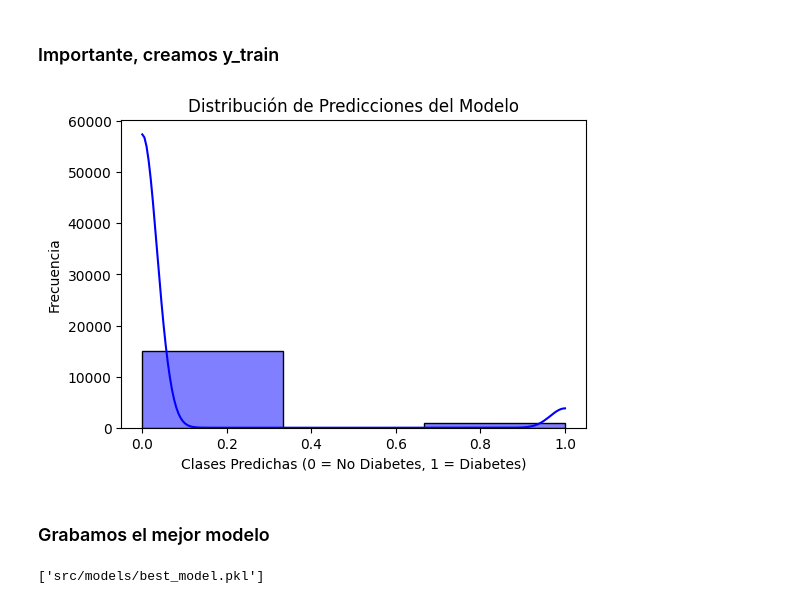
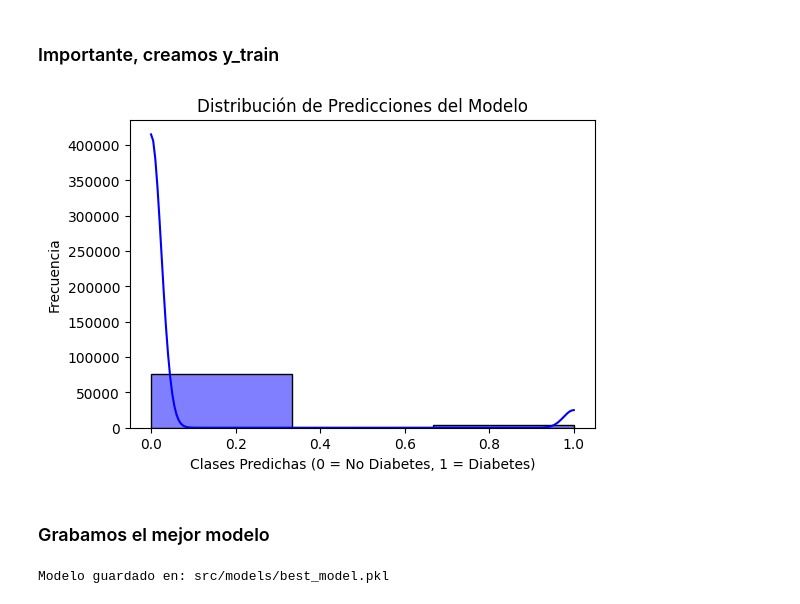
Before and after one commit to annahico/Team-Challenge_Team08, a Jupyter notebook: src/result_notebook/Turing_Pipelines_I.ipynb, the cells around one changed output. Saved outputs shown, nothing was run; the diff lists cells and outputs as text; code cells hidden in the pictures.

Commit message:
Actualización Turing_Pipelines_I y mejor_modelo entrenado

```diff
--- a/src/result_notebook/Turing_Pipelines_I.ipynb
+++ b/src/result_notebook/Turing_Pipelines_I.ipynb
@@ -246,8 +246,8 @@ Name: count, dtype: int64
 ### Construyendo Pipelines. Exclusion de columnas
 # %%
 # Separar la variable objetivo y las características
-X = train_set.drop(columns=[target])
-y = train_set[target]
+X_train = train_set.drop(columns=[target])
+y_train = train_set[target]
 
 # Identificar variables categóricas y numéricas
 categorical_features = ["gender", "smoking_history"]
@@ -268,11 +268,12 @@ preprocessor = ColumnTransformer(
 )
 
 # Separar en conjuntos de entrenamiento y prueba (80% entrenamiento, 20% prueba)
-X_train, X_test, y_train, y_test = train_test_split(X, y, test_size=0.2, random_state=42, stratify=y)
+# X_train, X_test, y_train, y_test = train_test_split(X, y, test_size=0.2, random_state=42, stratify=y)
 
 # Aplicar preprocesamiento a los datos de entrenamiento
 X_train_preprocessed = preprocessor.fit_transform(X_train)
-X_test_preprocessed = preprocessor.transform(X_test)
+#X_test_preprocessed = preprocessor.transform(X_test)
 
 # Verificar dimensiones después del preprocesamiento
-X_train_preprocessed.shape, X_test_preprocessed.shape
+# X_train_preprocessed.shape, X_test_preprocessed.shape
+# X_train_preprocessed.shape
@@ -344,12 +339,13 @@ categorical_transformer = Pipeline([
 # Combinar en un ColumnTransformer
 preprocessor = ColumnTransformer([
     ("num", numeric_transformer, numeric_features),
-    ("cat", categorical_transformer, categorical_features)
+    ("cat", categorical_transformer, categorical_features),
+    ("Exclude", "drop", columns_to_exclude)
 ])
 
 # Aplicar el preprocesamiento a los datos de entrenamiento y prueba
 X_train_preprocessed = preprocessor.fit_transform(X_train)
-X_test_preprocessed = preprocessor.transform(X_test)
+# X_test_preprocessed = preprocessor.transform(X_test)
 # %% [markdown]
 ### Entrenamos modelo XGBoost para encontrar los mejores hiperparámetros
 # %%
@@ -405,7 +401,7 @@ Fitting 3 folds for each of 10 candidates, totalling 30 fits
 ### Entrenamos el modelo con GridSearchCV con los mejores hiperparámetros que nos ha dado para comprobar su resultado
 #### - Modelado y optimización de hiperparámetros con GridSearchCV
 # %%
-# Definir el modelo XGBoost con los hiperparámetros óptimos como valores fijos
+# Definir el modelo XGBoost con los hiperparámetros óptimos
 xgb_model = XGBClassifier(
     use_label_encoder=False, eval_metric="logloss", random_state=42,
     subsample=1.0, n_estimators=100, max_depth=3,
@@ -421,35 +417,35 @@ param_grid = {
     "colsample_bytree": [1.0]
 }
 
-# Configurar GridSearchCV con los hiperparámetros ya optimizados
+# Configurar GridSearchCV con los hiperparámetros optimizados
 grid_search = GridSearchCV(
     xgb_model, param_grid, cv=3, scoring="recall",
     n_jobs=-1, verbose=1
 )
 
-# Entrenar el modelo con GridSearchCV
+# Entrenar el modelo con GridSearchCV usando solo X_train
 grid_search.fit(X_train_preprocessed, y_train)
 
 # Obtener el mejor modelo encontrado
 best_model = grid_search.best_estimator_
 
-# Obtener probabilidades de predicción en el conjunto de prueba
-y_pred_probs = best_model.predict_proba(X_test_preprocessed)[:, 1]
+# Obtener probabilidades de predicción con validación cruzada
+y_pred_probs = cross_val_predict(best_model, X_train_preprocessed, y_train, cv=3, method="predict_proba")[:, 1]
 
 # Ajustar el umbral de clasificación a 0.3
 threshold = 0.3
 y_pred_adjusted = (y_pred_probs >= threshold).astype(int)
 
-# Evaluar métricas con el nuevo umbral
+# Evaluar métricas sobre el conjunto de entrenamiento
 final_results = {
-    "Accuracy": accuracy_score(y_test, y_pred_adjusted),
-    "Precision": precision_score(y_test, y_pred_adjusted),
-    "Recall": recall_score(y_test, y_pred_adjusted),
-    "F1-Score": f1_score(y_test, y_pred_adjusted)
+    "Accuracy": accuracy_score(y_train, y_pred_adjusted),
+    "Precision": precision_score(y_train, y_pred_adjusted),
+    "Recall": recall_score(y_train, y_pred_adjusted),
+    "F1-Score": f1_score(y_train, y_pred_adjusted)
 }
 
-# Mostrar los resultados finales
+# Convertir resultados a DataFrame y mostrar
 results_df = pd.DataFrame([final_results])
-results_df
+print(results_df)
 # %% [output]
 Fitting 3 folds for each of 1 candidates, totalling 3 fits
@@ -539,13 +537,13 @@ Mean accuracy: 0.9395875
 # %%
 # Visualizar la distribución de predicciones
 plt.figure(figsize=(6, 4))
-sns.histplot(y_pred, bins=3, kde=True, color="blue")
+sns.histplot(y_pred_adjusted, bins=3, kde=True, color="blue")
 plt.xlabel("Clases Predichas (0 = No Diabetes, 1 = Diabetes)")
 plt.ylabel("Frecuencia")
 plt.title("Distribución de Predicciones del Modelo")
 plt.show()
 # %% [output]
-[figure, old version]
+[figure, new version]
 # %% [markdown]
 ### Grabamos el mejor modelo
 # %%
@@ -554,6 +552,7 @@ model_path = "src/models/best_model.pkl"
 # %%
 # Guardar el modelo entrenado
-os.makedirs("src/models", exist_ok=True)
+os.makedirs("../models", exist_ok=True)
 joblib.dump(model, model_path)
+print(f"Modelo guardado en: {model_path}")
 # %% [output]
-['src/models/best_model.pkl']
+Modelo guardado en: src/models/best_model.pkl
```
Also changed, not shown: parts of 7 cells of this notebook, 1 other file.
